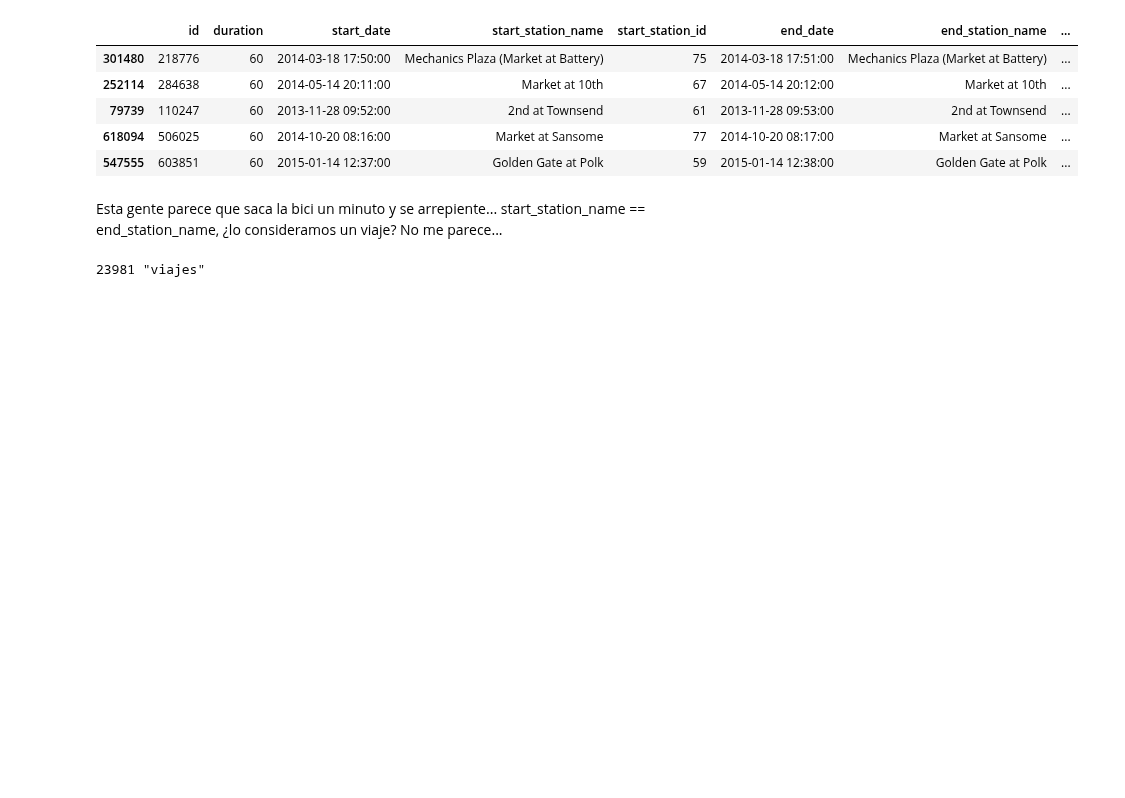
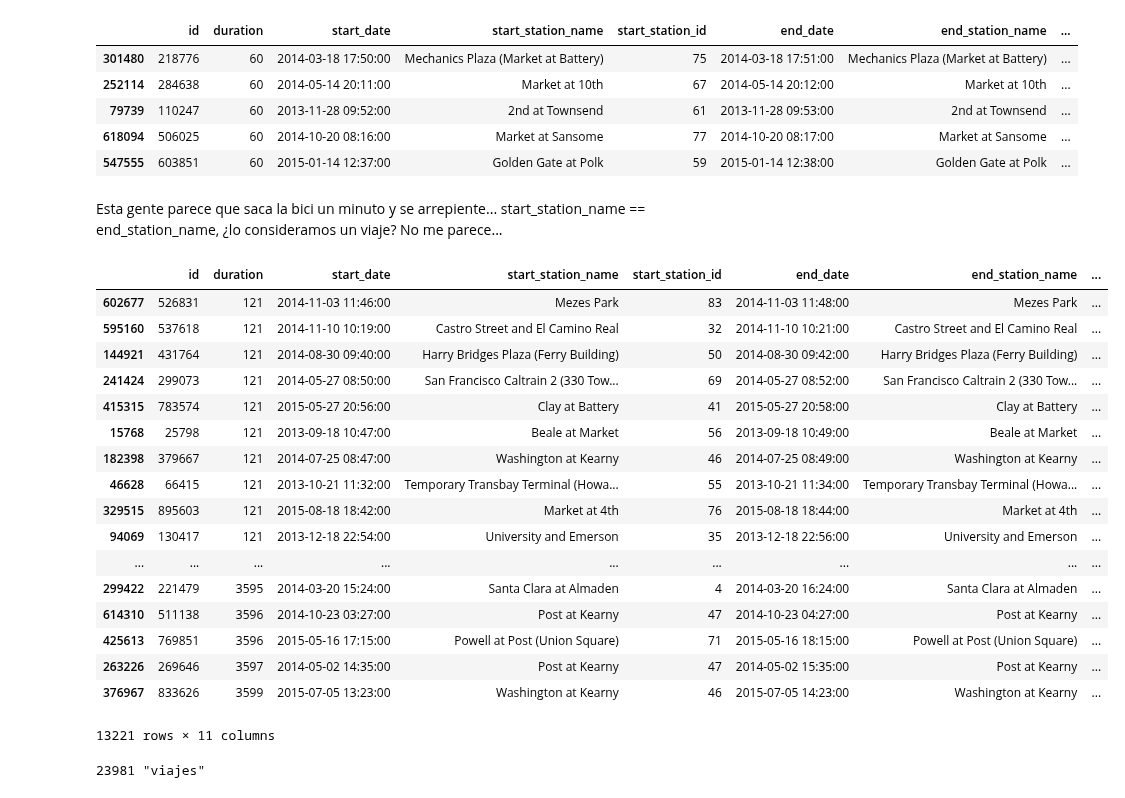
Before and after one commit to Azowyl/TP-Datos, a Jupyter notebook: Clean up data.ipynb, the cells around one changed output. Cells and saved outputs as stored; diff of their text form; code cells hidden in the pictures; blank space fills up the shorter version.

```diff
--- a/Clean up data.ipynb
+++ b/Clean up data.ipynb
@@ -245,6 +262,30 @@ trips.sort_values(by='duration').head()
 # %% [markdown]
 Esta gente parece que saca la bici un minuto y se arrepiente...
 start_station_name == end_station_name, ¿lo consideramos un viaje? No me parece...
+# %%
+same_destination = trips[trips['start_station_name'] == trips['end_station_name']]
+same_destination = same_destination[same_destination['duration'] > 120]
+same_destination = same_destination[same_destination['duration'] < 3600]
+same_destination.sort_values(by='duration',ascending=True)
+# %% [output]
+|  | id | duration | start_date | start_station_name | start_station_id | end_date | end_station_name | ... |
+| 602677 | 526831 | 121 | 2014-11-03 11:46:00 | Mezes Park | 83 | 2014-11-03 11:48:00 | Mezes Park | ... |
+| 595160 | 537618 | 121 | 2014-11-10 10:19:00 | Castro Street and El Camino Real | 32 | 2014-11-10 10:21:00 | Castro Street and El Camino Real | ... |
+| 144921 | 431764 | 121 | 2014-08-30 09:40:00 | Harry Bridges Plaza (Ferry Building) | 50 | 2014-08-30 09:42:00 | Harry Bridges Plaza (Ferry Building) | ... |
+| 241424 | 299073 | 121 | 2014-05-27 08:50:00 | San Francisco Caltrain 2 (330 Tow... | 69 | 2014-05-27 08:52:00 | San Francisco Caltrain 2 (330 Tow... | ... |
+| 415315 | 783574 | 121 | 2015-05-27 20:56:00 | Clay at Battery | 41 | 2015-05-27 20:58:00 | Clay at Battery | ... |
+| 15768 | 25798 | 121 | 2013-09-18 10:47:00 | Beale at Market | 56 | 2013-09-18 10:49:00 | Beale at Market | ... |
+| 182398 | 379667 | 121 | 2014-07-25 08:47:00 | Washington at Kearny | 46 | 2014-07-25 08:49:00 | Washington at Kearny | ... |
+| 46628 | 66415 | 121 | 2013-10-21 11:32:00 | Temporary Transbay Terminal (Howa... | 55 | 2013-10-21 11:34:00 | Temporary Transbay Terminal (Howa... | ... |
+| 329515 | 895603 | 121 | 2015-08-18 18:42:00 | Market at 4th | 76 | 2015-08-18 18:44:00 | Market at 4th | ... |
+| 94069 | 130417 | 121 | 2013-12-18 22:54:00 | University and Emerson | 35 | 2013-12-18 22:56:00 | University and Emerson | ... |
+| ... | ... | ... | ... | ... | ... | ... | ... | ... |
+| 299422 | 221479 | 3595 | 2014-03-20 15:24:00 | Santa Clara at Almaden | 4 | 2014-03-20 16:24:00 | Santa Clara at Almaden | ... |
+| 614310 | 511138 | 3596 | 2014-10-23 03:27:00 | Post at Kearny | 47 | 2014-10-23 04:27:00 | Post at Kearny | ... |
+| 425613 | 769851 | 3596 | 2015-05-16 17:15:00 | Powell at Post (Union Square) | 71 | 2015-05-16 18:15:00 | Powell at Post (Union Square) | ... |
+| 263226 | 269646 | 3597 | 2014-05-02 14:35:00 | Post at Kearny | 47 | 2014-05-02 15:35:00 | Post at Kearny | ... |
+| 376967 | 833626 | 3599 | 2015-07-05 13:23:00 | Washington at Kearny | 46 | 2015-07-05 14:23:00 | Washington at Kearny | ... |
+13221 rows × 11 columns
 # %%
 viajes_sin_destino = trips[trips['start_station_name'] == trips['end_station_name']].shape[0]
 
```
Also changed, not shown: parts of 17 cells of this notebook.
